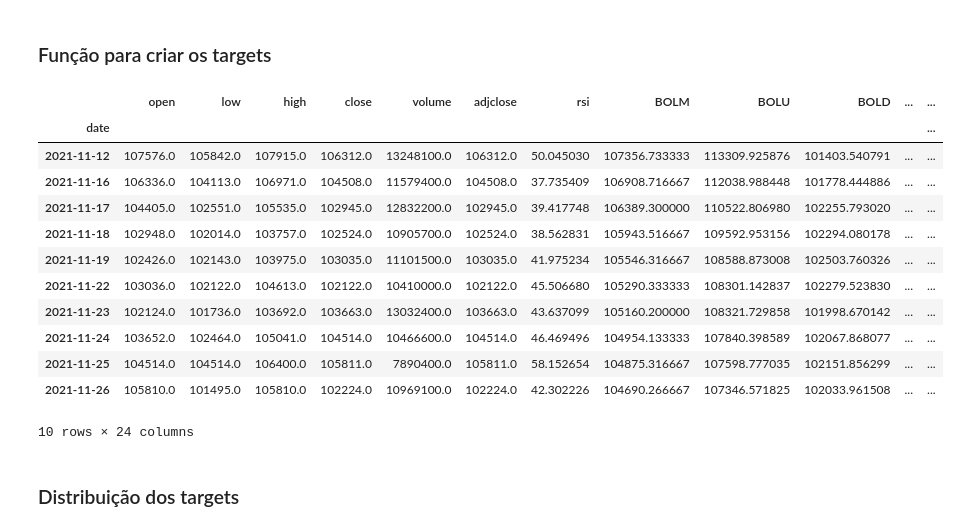
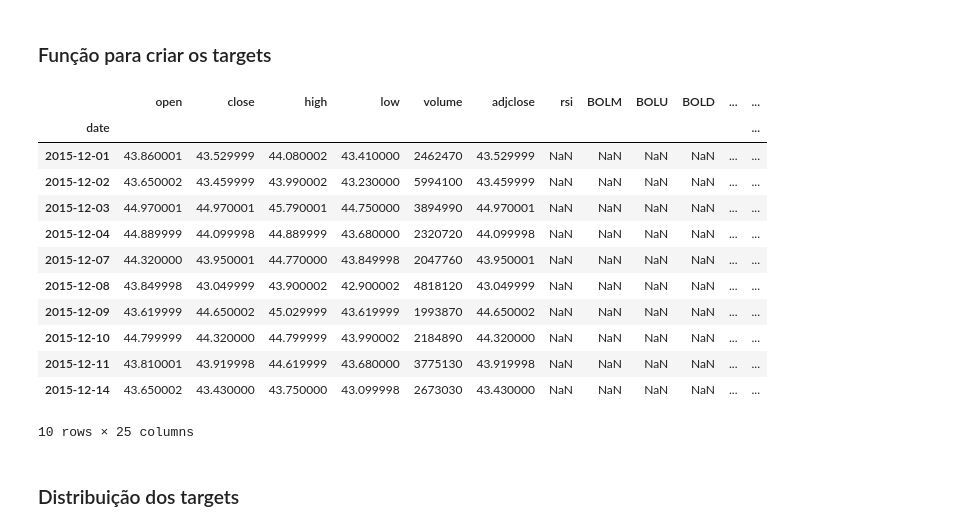
Before and after one commit to gabrieldapaz/ml-cin, a Jupyter notebook: eda_data_processing_modeling.ipynb, the cells around one changed output. Drawn from its saved outputs; the diff is of its cells as text; code cells hidden in the pictures.

```diff
--- a/eda_data_processing_modeling.ipynb
+++ b/eda_data_processing_modeling.ipynb
@@ -39,14 +39,5 @@ base_modelagem.shape
 base_modelagem = base_modelagem.set_index("date")
 # %% [markdown]
 ### Função para criar os targets
-# %%
-def target_build(data, shift):
-    """Função para construir o alvo da modelagem, indicando se
-    houve uma variação positiva ou negativa, em um intervalo delta"""
-    returns = np.log(data.shift(-shift)/data)
-    target = np.sign(returns)
-
-
-    return target
 # %%
 import numpy as np
@@ -59,24 +44,37 @@ def create_target(data, shift):
+# %%
+def target_build(close, p_open, shift):
+    """Função para construir o alvo da modelagem, indicando se
+    houve uma variação positiva ou negativa, em um intervalo delta"""
+    returns = np.log(close.shift(-shift)/p_open)
+    #target = np.sign(returns)
+    target = np.where(returns>=0, 1, 0)
+
+    return target, returns
 # %%
 # Aplicando a função para criar o alvo de para prever variação positiva, negativa ou sem variação de 1 a 5 dias
 for i in range(1, 6):
     name = "target_" + str(i) + "_dias"
-    base_modelagem[name] = target_build(base_modelagem.close, i)
+    tgt, ret = target_build(base_modelagem.close, base_modelagem.open, i)
+    base_modelagem[name] = tgt
+    if i == 1:
+        base_modelagem['Returns'] = ret
 # %%
-base_modelagem.tail(10)
+base_modelagem.head(10)
+#sinal está certo: se retorno de amanhã é negativo -> venda hoje
 # %% [output]
-|  | open | low | high | close | volume | adjclose | rsi | BOLM | BOLU | BOLD | ... | ... |
+|  | open | close | high | low | volume | adjclose | rsi | BOLM | BOLU | BOLD | ... | ... |
 | date |  |  |  |  |  |  |  |  |  |  |  | ... |
-| 2021-11-12 | 107576.0 | 105842.0 | 107915.0 | 106312.0 | 13248100.0 | 106312.0 | 50.045030 | 107356.733333 | 113309.925876 | 101403.540791 | ... | ... |
-| 2021-11-16 | 106336.0 | 104113.0 | 106971.0 | 104508.0 | 11579400.0 | 104508.0 | 37.735409 | 106908.716667 | 112038.988448 | 101778.444886 | ... | ... |
-| 2021-11-17 | 104405.0 | 102551.0 | 105535.0 | 102945.0 | 12832200.0 | 102945.0 | 39.417748 | 106389.300000 | 110522.806980 | 102255.793020 | ... | ... |
-| 2021-11-18 | 102948.0 | 102014.0 | 103757.0 | 102524.0 | 10905700.0 | 102524.0 | 38.562831 | 105943.516667 | 109592.953156 | 102294.080178 | ... | ... |
-| 2021-11-19 | 102426.0 | 102143.0 | 103975.0 | 103035.0 | 11101500.0 | 103035.0 | 41.975234 | 105546.316667 | 108588.873008 | 102503.760326 | ... | ... |
-| 2021-11-22 | 103036.0 | 102122.0 | 104613.0 | 102122.0 | 10410000.0 | 102122.0 | 45.506680 | 105290.333333 | 108301.142837 | 102279.523830 | ... | ... |
-| 2021-11-23 | 102124.0 | 101736.0 | 103692.0 | 103663.0 | 13032400.0 | 103663.0 | 43.637099 | 105160.200000 | 108321.729858 | 101998.670142 | ... | ... |
-| 2021-11-24 | 103652.0 | 102464.0 | 105041.0 | 104514.0 | 10466600.0 | 104514.0 | 46.469496 | 104954.133333 | 107840.398589 | 102067.868077 | ... | ... |
-| 2021-11-25 | 104514.0 | 104514.0 | 106400.0 | 105811.0 | 7890400.0 | 105811.0 | 58.152654 | 104875.316667 | 107598.777035 | 102151.856299 | ... | ... |
-| 2021-11-26 | 105810.0 | 101495.0 | 105810.0 | 102224.0 | 10969100.0 | 102224.0 | 42.302226 | 104690.266667 | 107346.571825 | 102033.961508 | ... | ... |
+| 2015-12-01 | 43.860001 | 43.529999 | 44.080002 | 43.410000 | 2462470 | 43.529999 | NaN | NaN | NaN | NaN | ... | ... |
+| 2015-12-02 | 43.650002 | 43.459999 | 43.990002 | 43.230000 | 5994100 | 43.459999 | NaN | NaN | NaN | NaN | ... | ... |
+| 2015-12-03 | 44.970001 | 44.970001 | 45.790001 | 44.750000 | 3894990 | 44.970001 | NaN | NaN | NaN | NaN | ... | ... |
+| 2015-12-04 | 44.889999 | 44.099998 | 44.889999 | 43.680000 | 2320720 | 44.099998 | NaN | NaN | NaN | NaN | ... | ... |
+| 2015-12-07 | 44.320000 | 43.950001 | 44.770000 | 43.849998 | 2047760 | 43.950001 | NaN | NaN | NaN | NaN | ... | ... |
+| 2015-12-08 | 43.849998 | 43.049999 | 43.900002 | 42.900002 | 4818120 | 43.049999 | NaN | NaN | NaN | NaN | ... | ... |
+| 2015-12-09 | 43.619999 | 44.650002 | 45.029999 | 43.619999 | 1993870 | 44.650002 | NaN | NaN | NaN | NaN | ... | ... |
+| 2015-12-10 | 44.799999 | 44.320000 | 44.799999 | 43.990002 | 2184890 | 44.320000 | NaN | NaN | NaN | NaN | ... | ... |
+| 2015-12-11 | 43.810001 | 43.919998 | 44.619999 | 43.680000 | 3775130 | 43.919998 | NaN | NaN | NaN | NaN | ... | ... |
+| 2015-12-14 | 43.650002 | 43.430000 | 43.750000 | 43.099998 | 2673030 | 43.430000 | NaN | NaN | NaN | NaN | ... | ... |
-10 rows × 24 columns
+10 rows × 25 columns
 # %% [markdown]
 ### Distribuição dos targets
 # %% [markdown]
```
Also changed, not shown: parts of 38 cells of this notebook, 1 other file.
